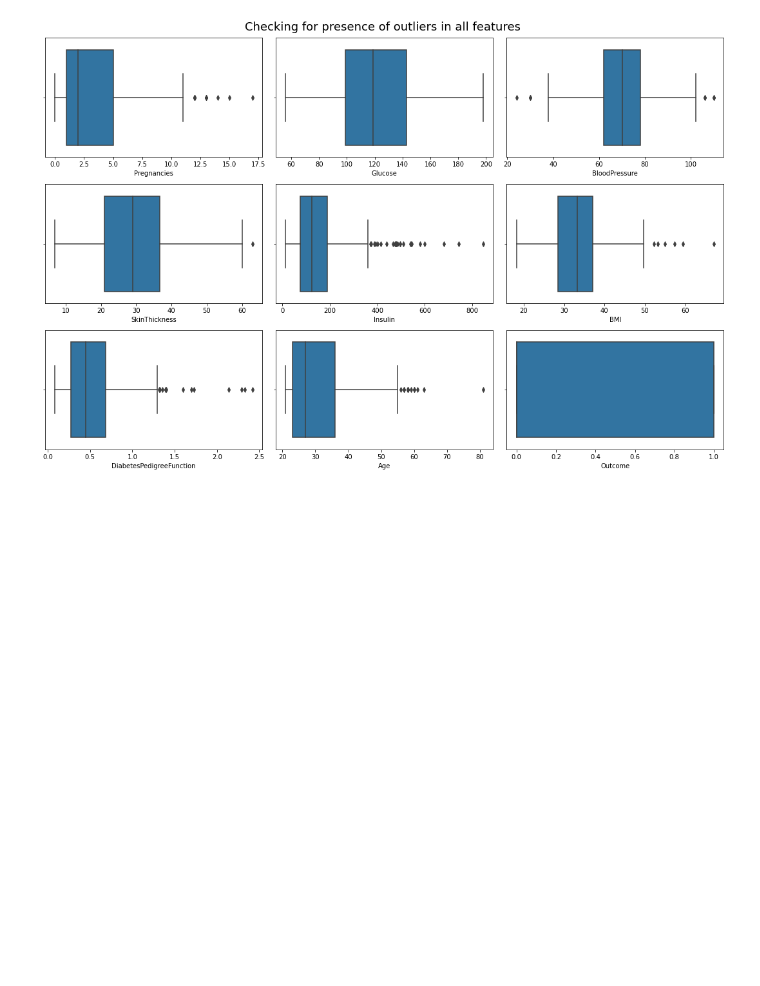
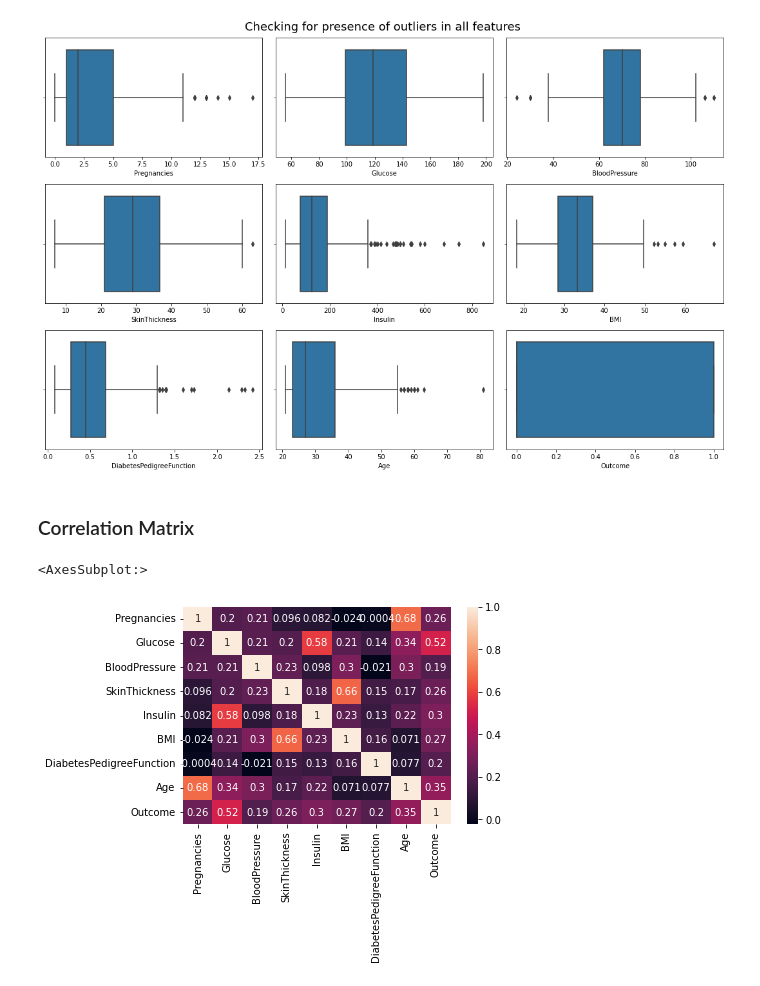
Before and after one commit to NNJ16/ML_Assignment2_IT19115894_IT19184272_IT19156798, a Jupyter notebook: diabetes-prediction.ipynb, the cells around one changed output. Saved outputs shown, nothing was run; the diff lists cells and outputs as text; code cells hidden in the pictures; blank space fills up the shorter version.

```diff
--- a/diabetes-prediction.ipynb
+++ b/diabetes-prediction.ipynb
@@ -147,3 +147,12 @@ fig.tight_layout()
 plt.show()
 # %% [output]
 [figure]
+# %% [markdown]
+### Correlation Matrix
+# %%
+corr_mat=df.corr()
+sns.heatmap(corr_mat, annot=True)
+# Output depends majority on glucose
+# %% [output]
+<AxesSubplot:>
+[figure, added]
```
Also changed, not shown: parts of 2 cells of this notebook.
